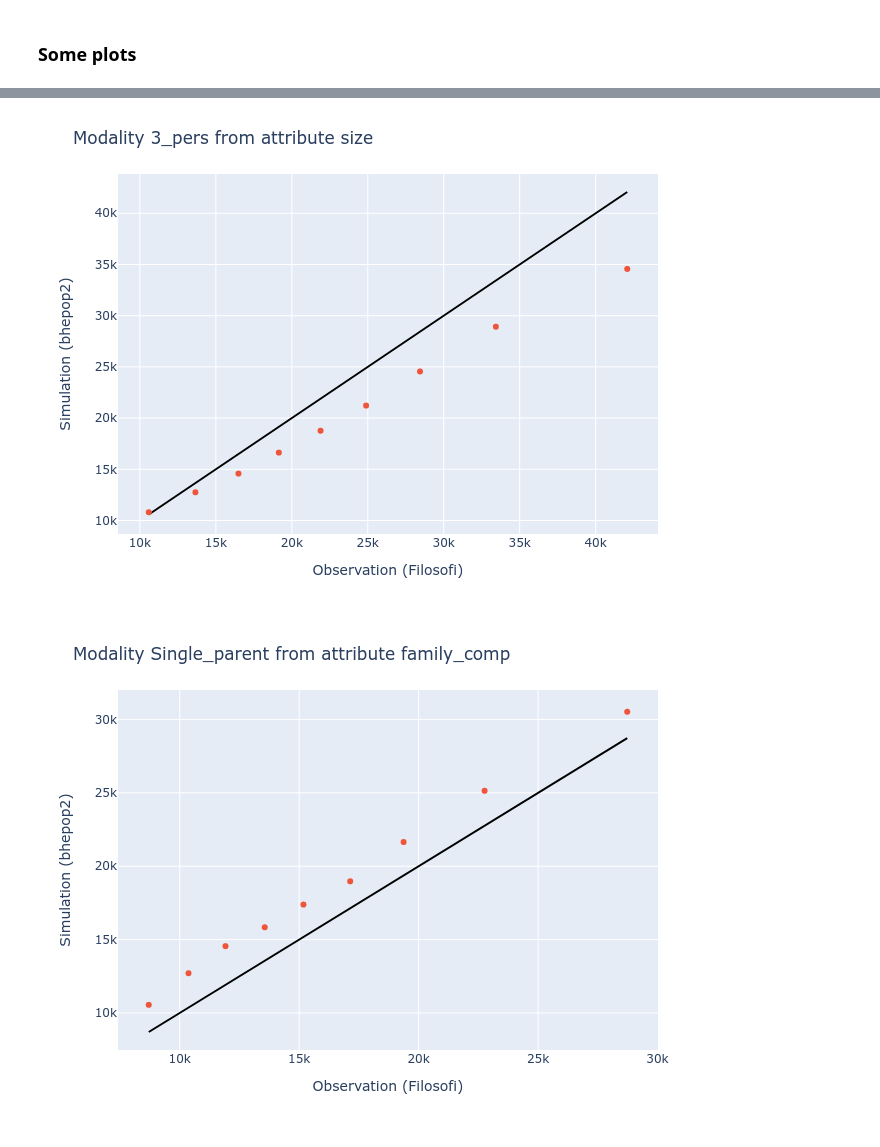
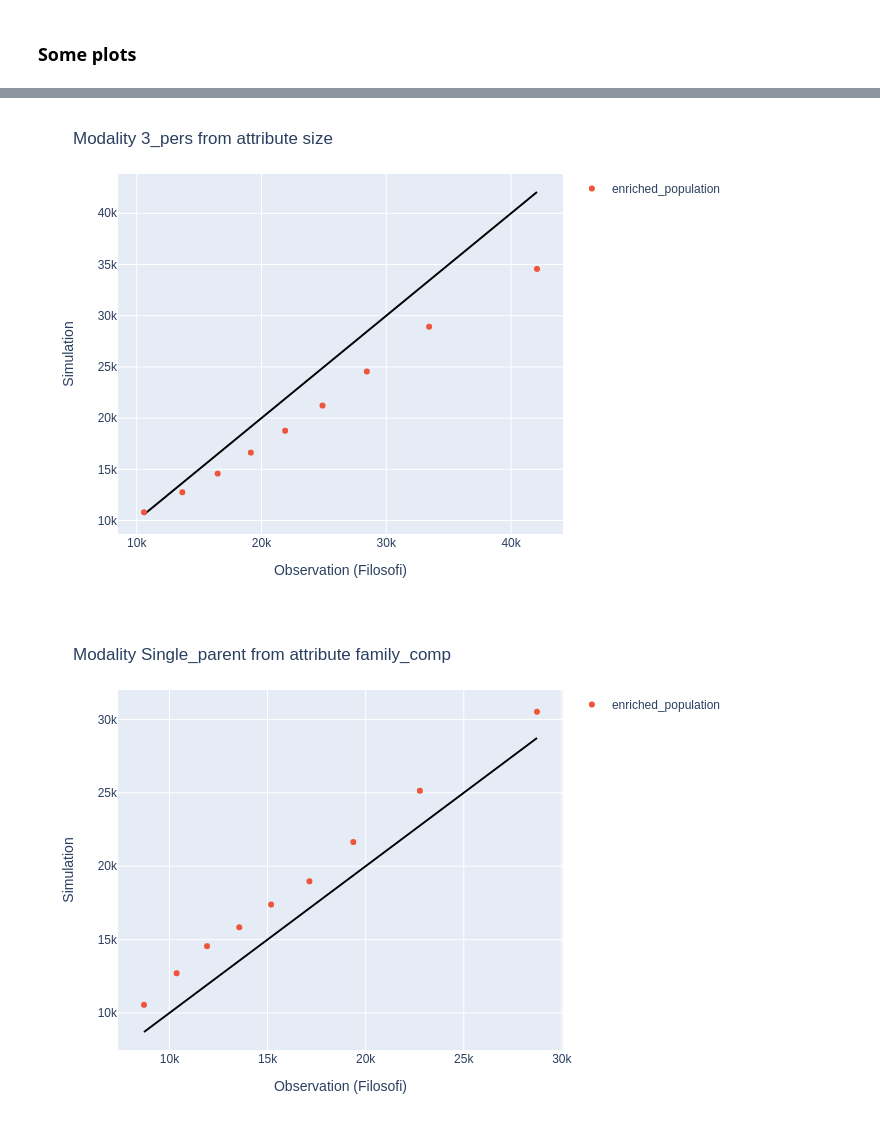
Before and after one commit to tellae/bhepop2, a Jupyter notebook: examples/demo.ipynb, the cells around one changed output, grey strips where cells are left out. Cells and saved outputs as stored; diff of their text form; code cells hidden in the pictures.

```diff
--- a/examples/demo.ipynb
+++ b/examples/demo.ipynb
@@ -37,23 +36,10 @@ synth_pop.head()
 # %% [markdown]
 Read Filosofi data and format dataframe.
 # %%
+from bhepop2.tools import read_filosofi, filosofi_attributes
+
 filosofi = read_filosofi(
-    "../data/raw/indic-struct-distrib-revenu-2015-COMMUNES/FILO_DISP_COM.xls", "15"
-).query(f"commune_id == '44109'")
-
-filosofi.rename(
-    columns={
-        "q1": "D1",
-        "q2": "D2",
-        "q3": "D3",
-        "q4": "D4",
-        "q5": "D5",
-        "q6": "D6",
-        "q7": "D7",
-        "q8": "D8",
-        "q9": "D9",
-    },
-    inplace=True,
+    "../data/raw/indic-struct-distrib-revenu-2015-COMMUNES/FILO_DISP_COM.xls", "15", filosofi_attributes, ["44109"]
 )
 
 filosofi.head()
@@ -160,3 +107,11 @@ df_analysis.columns = ["attribute", "modality", "decile", "Filosofi", "bhepop2"]
+# %%
+from bhepop2.analysis import get_analysis_table, plot_analysis_compare
+
+populations = {
+    "enriched_population": pop
+}
+
+analysis_df = get_analysis_table(populations, filosofi, "Filosofi", MODALITIES)
 # %% [markdown]
 ### Some plots
 # %%
@@ -176,8 +131,8 @@ Image(plot_analysis(df_analysis, "age", "30_39").to_image())
 # %%
-Image(plot_analysis(df_analysis, "size", "3_pers").to_image())
+Image(plot_analysis_compare(analysis_df, "size", "3_pers", "Filosofi", ["enriched_population"]).to_image())
 # %% [output]
-[figure, old version]
+[figure, new version]
 # %%
-Image(plot_analysis(df_analysis, "family_comp", "Single_parent").to_image())
+Image(plot_analysis_compare(analysis_df, "family_comp", "Single_parent", "Filosofi", ["enriched_population"]).to_image())
 # %% [output]
-[figure, old version]
+[figure, new version]
```
Also changed, not shown: parts of 11 cells of this notebook.
